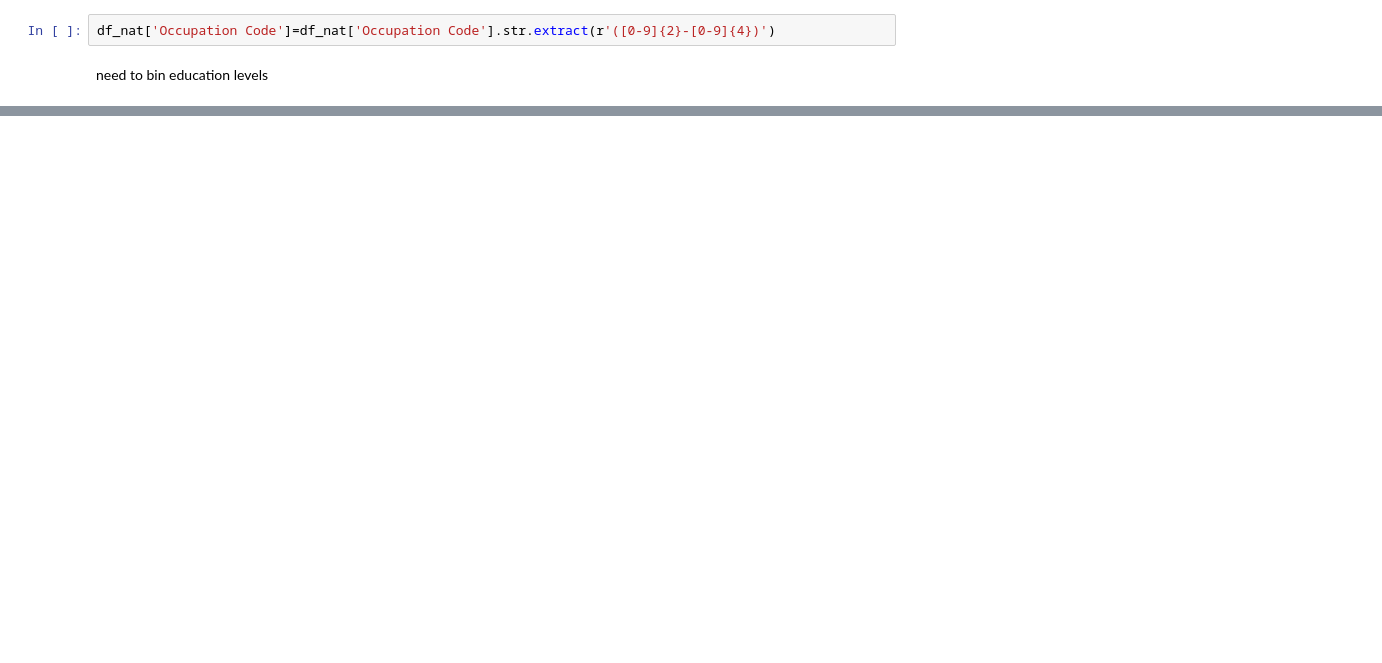
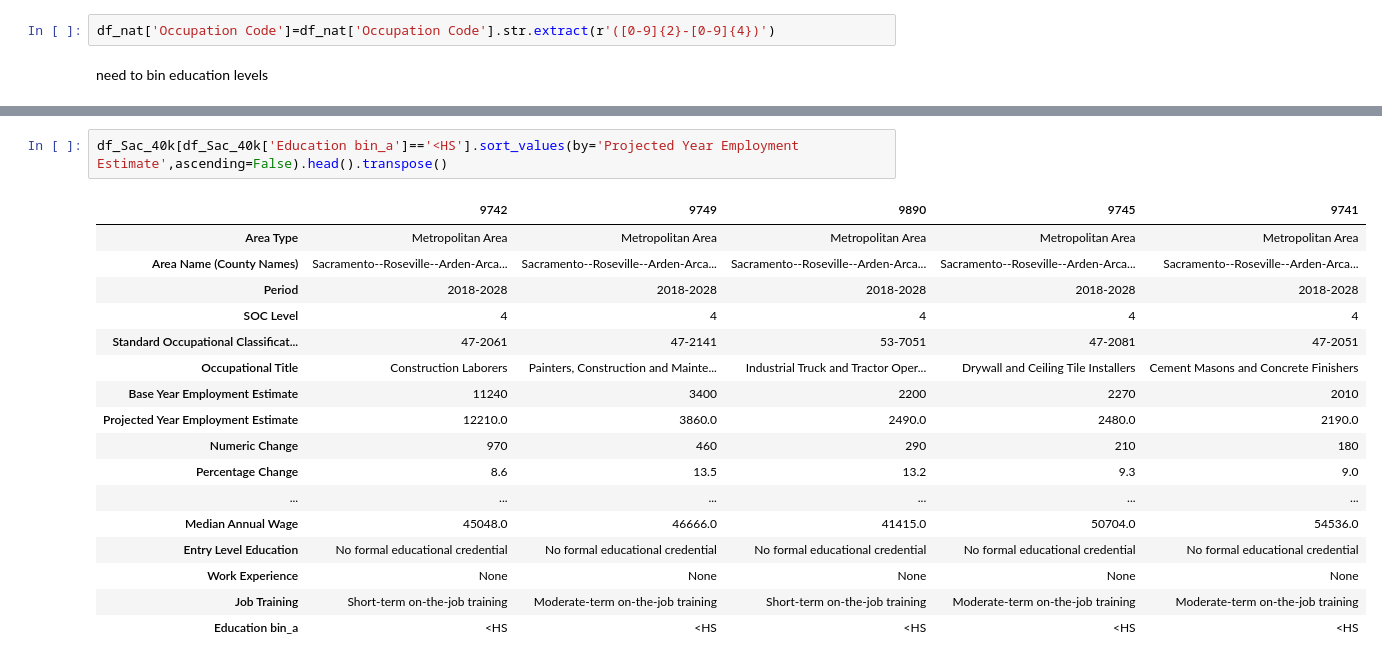
Before and after one commit to crystal-ctrl/WiD_Residency_2022_January, a Jupyter notebook: Notebooks/Exploring_projections.ipynb, the cells around one changed output, grey strips where cells are left out. Drawn from its saved outputs; the diff is of its cells as text; blank space fills up the shorter version.

```diff
--- a/Notebooks/Exploring_projections.ipynb
+++ b/Notebooks/Exploring_projections.ipynb
@@ -57,0 +72,20 @@ df_Sac[df_Sac['Education bin']=='<HS'].sort_values(by='Projected Year Employment
+# %%
+df_Sac_40k[df_Sac_40k['Education bin_a']=='<HS'].sort_values(by='Projected Year Employment Estimate',ascending=False).head().transpose()
+# %% [output]
+|  | 9742 | 9749 | 9890 | 9745 | 9741 |
+| Area Type | Metropolitan Area | Metropolitan Area | Metropolitan Area | Metropolitan Area | Metropolitan Area |
+| Area Name (County Names) | Sacramento--Roseville--Arden-Arca... | Sacramento--Roseville--Arden-Arca... | Sacramento--Roseville--Arden-Arca... | Sacramento--Roseville--Arden-Arca... | Sacramento--Roseville--Arden-Arca... |
+| Period | 2018-2028 | 2018-2028 | 2018-2028 | 2018-2028 | 2018-2028 |
+| SOC Level | 4 | 4 | 4 | 4 | 4 |
+| Standard Occupational Classificat... | 47-2061 | 47-2141 | 53-7051 | 47-2081 | 47-2051 |
+| Occupational Title | Construction Laborers | Painters, Construction and Mainte... | Industrial Truck and Tractor Oper... | Drywall and Ceiling Tile Installers | Cement Masons and Concrete Finishers |
+| Base Year Employment Estimate | 11240 | 3400 | 2200 | 2270 | 2010 |
+| Projected Year Employment Estimate | 12210.0 | 3860.0 | 2490.0 | 2480.0 | 2190.0 |
+| Numeric Change | 970 | 460 | 290 | 210 | 180 |
+| Percentage Change | 8.6 | 13.5 | 13.2 | 9.3 | 9.0 |
+| ... | ... | ... | ... | ... | ... |
+| Median Annual Wage | 45048.0 | 46666.0 | 41415.0 | 50704.0 | 54536.0 |
+| Entry Level Education | No formal educational credential | No formal educational credential | No formal educational credential | No formal educational credential | No formal educational credential |
+| Work Experience | None | None | None | None | None |
+| Job Training | Short-term on-the-job training | Moderate-term on-the-job training | Short-term on-the-job training | Moderate-term on-the-job training | Moderate-term on-the-job training |
+| Education bin_a | <HS | <HS | <HS | <HS | <HS |
```
Also changed, not shown: parts of 11 cells of this notebook.
